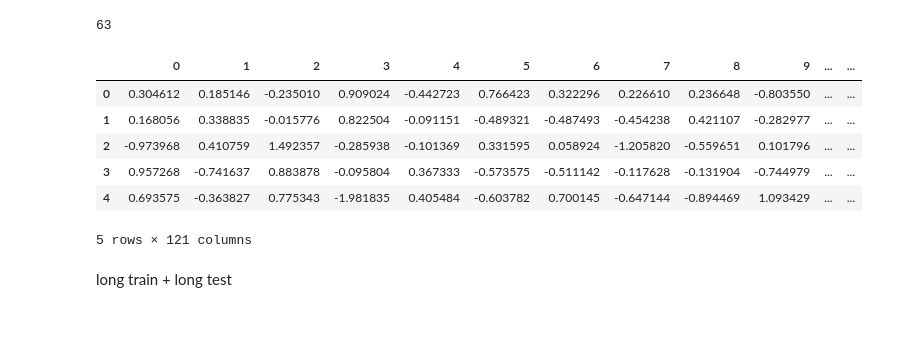
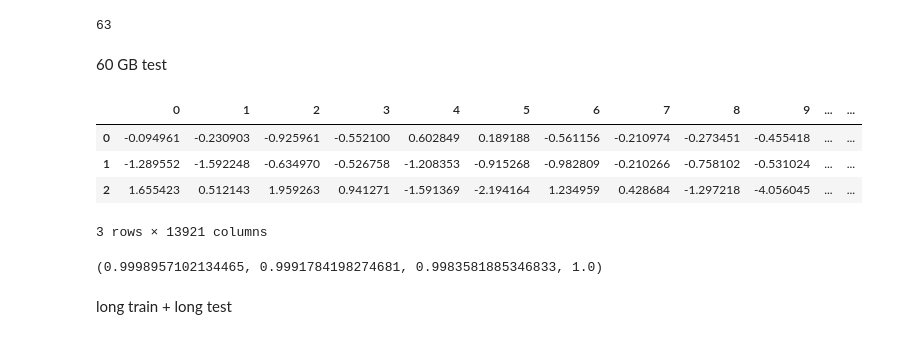
Before and after one commit to mishadobrits/mri_processing, a Jupyter notebook: wcss.ipynb, the cells around one changed output. Saved outputs shown, nothing was run; the diff lists cells and outputs as text; code cells hidden in the pictures.

```diff
--- a/wcss.ipynb
+++ b/wcss.ipynb
@@ -76,6 +78,31 @@ for person in range(len(items[atlas][database][0])):
 
 
 short_data_dif = data_dif[:36288:14, :]
+# %% [markdown]
+60 GB test
+# %%
+import numpy as np
+from itertools import combinations, product
+
+data_dif = np.empty((539028, 13921))
+data_same = np.empty((36288, 13921))
+at = 'AAL'
+db = 'rmet'
+i = 0
+for person1, person2 in combinations(range(len(items[at][db][0])), r=2):
+    for teg1, teg2 in combinations(range(len(items[at][db])), r=2):
+        a = items[at][db][teg1][person1].flatten()
+        b = items[at][db][teg2][person2].flatten()
+        data_dif[i] = np.hstack([a - b, np.array([0])])
+        i += 1
+
+i = 0
+for person in range(len(items[at][db][0])):
+    for teg1, teg2 in product(range(len(items[at][db])), repeat=2):
+        a = items[at][db][teg1][person].flatten()
+        b = items[at][db][teg2][person].flatten()
+        data_same[i] = np.hstack([a - b, np.array([1])])
+        i += 1
 # %%
 data = np.vstack([data_dif, data_same])
 
@@ -89,10 +117,8 @@ short_df = short_df.sample(frac=1).reset_index(drop=True)
 # %%
-df.head()
+df.head(3)
 # %% [output]
 |  | 0 | 1 | 2 | 3 | 4 | 5 | 6 | 7 | 8 | 9 | ... | ... |
-| 0 | 0.304612 | 0.185146 | -0.235010 | 0.909024 | -0.442723 | 0.766423 | 0.322296 | 0.226610 | 0.236648 | -0.803550 | ... | ... |
-| 1 | 0.168056 | 0.338835 | -0.015776 | 0.822504 | -0.091151 | -0.489321 | -0.487493 | -0.454238 | 0.421107 | -0.282977 | ... | ... |
-| 2 | -0.973968 | 0.410759 | 1.492357 | -0.285938 | -0.101369 | 0.331595 | 0.058924 | -1.205820 | -0.559651 | 0.101796 | ... | ... |
-| 3 | 0.957268 | -0.741637 | 0.883878 | -0.095804 | 0.367333 | -0.573575 | -0.511142 | -0.117628 | -0.131904 | -0.744979 | ... | ... |
-| 4 | 0.693575 | -0.363827 | 0.775343 | -1.981835 | 0.405484 | -0.603782 | 0.700145 | -0.647144 | -0.894469 | 1.093429 | ... | ... |
+| 0 | -0.094961 | -0.230903 | -0.925961 | -0.552100 | 0.602849 | 0.189188 | -0.561156 | -0.210974 | -0.273451 | -0.455418 | ... | ... |
+| 1 | -1.289552 | -1.592248 | -0.634970 | -0.526758 | -1.208353 | -0.915268 | -0.982809 | -0.210266 | -0.758102 | -0.531024 | ... | ... |
+| 2 | 1.655423 | 0.512143 | 1.959263 | 0.941271 | -1.591369 | -2.194164 | 1.234959 | 0.428684 | -1.297218 | -4.056045 | ... | ... |
-5 rows × 121 columns
+3 rows × 13921 columns
@@ -111,2 +143,6 @@ X_train_short, X_test_short, y_train_short, y_test_short = train_test_split(X, y
+# %%
+accuracy_score(y_test, pred), f1_score(y_test, pred), precision_score(y_test, pred), recall_score(y_test, pred)
+# %% [output]
+(0.9998957102134465, 0.9991784198274681, 0.9983581885346833, 1.0)
 # %% [markdown]
 long train + long test
```
Also changed, not shown: parts of 16 cells of this notebook, 5 other files.
